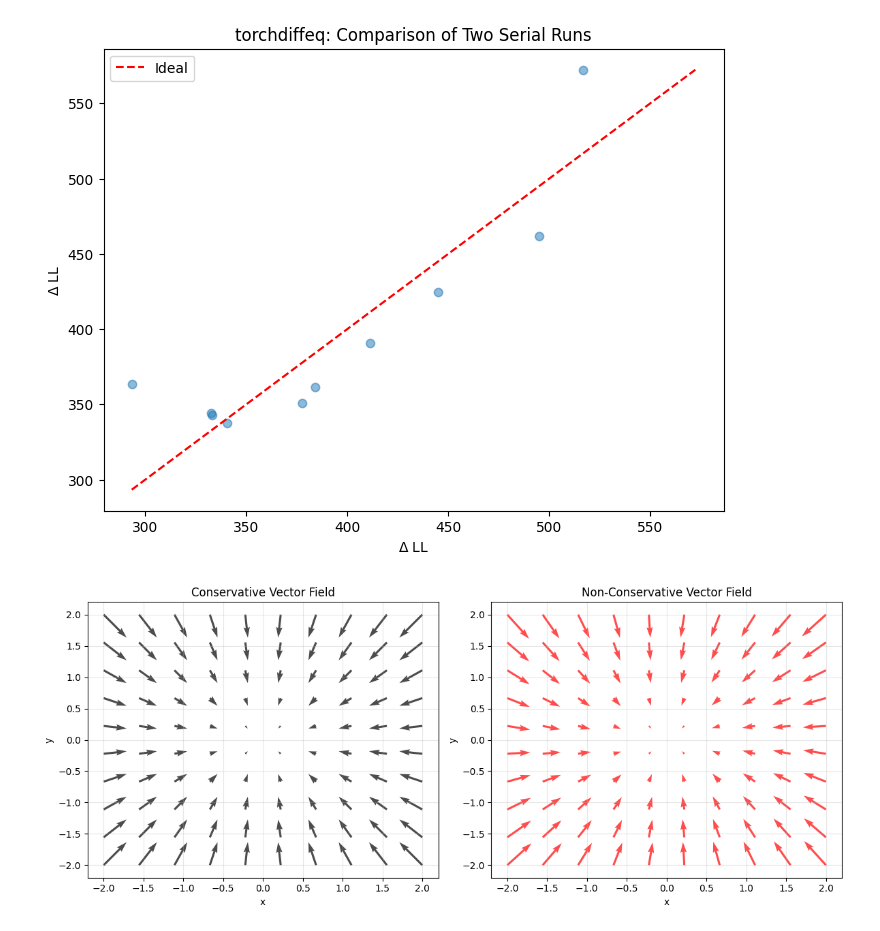
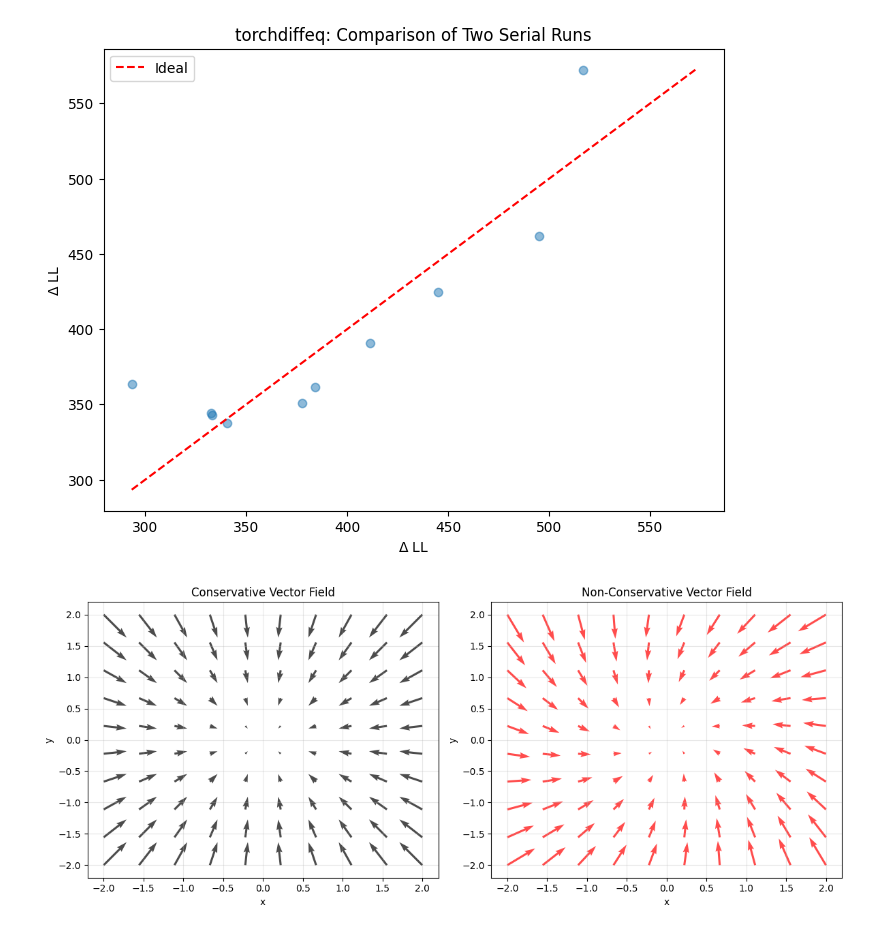
Before and after one commit to EthanZ0524/boltz-likelihoods, a Jupyter notebook: notebooks/parallel_ode.ipynb, the cells around one changed output. Saved outputs shown, nothing was run; the diff lists cells and outputs as text; code cells hidden in the pictures.

```diff
--- a/notebooks/parallel_ode.ipynb
+++ b/notebooks/parallel_ode.ipynb
@@ -163,7 +163,7 @@ compare_results(
 [figure]
 # %%
 # look at two force fields R^2 -> R^2 where one is conservative and the other is non-conservative
-epsilon = 0.1
+epsilon = 0.5
 conservative_score = lambda y: -2 * y # force for the potential U(x) = x^2
 nonconservative_score = lambda y: -2 * y + epsilon * torch.stack([-y[..., 1], y[..., 0]], dim=-1)
 
@@ -177,32 +177,32 @@ positions = torch.stack([X.flatten(), Y.flatten()], dim=1)
 # Compute the vector fields
 conservative_forces = torch.stack([conservative_score(pos) for pos in positions])
 nonconservative_forces = torch.stack([nonconservative_score(pos) for pos in positions])
 
 # Reshape for plotting
 U_cons = conservative_forces[:, 0].reshape(X.shape)
 V_cons = conservative_forces[:, 1].reshape(X.shape)
 U_noncons = nonconservative_forces[:, 0].reshape(X.shape)
 V_noncons = nonconservative_forces[:, 1].reshape(X.shape)
 
 # Create subplots
 fig, (ax1, ax2) = plt.subplots(1, 2, figsize=(12, 5))
 
 # Plot conservative field
 ax1.quiver(X, Y, U_cons, V_cons, alpha=0.7)
 ax1.set_title('Conservative Vector Field')
 ax1.set_xlabel('x')
 ax1.set_ylabel('y')
 ax1.grid(True, alpha=0.3)
 
 # Plot non-conservative field
 ax2.quiver(X, Y, U_noncons, V_noncons, alpha=0.7, color='red')
 ax2.set_title('Non-Conservative Vector Field')
 ax2.set_xlabel('x')
 ax2.set_ylabel('y')
 ax2.grid(True, alpha=0.3)
 
 plt.tight_layout()
 plt.show()
 # %% [output]
-[figure, old version]
+[figure, new version]
 # %%
```
Also changed, not shown: parts of 17 cells of this notebook, 5 other files.
